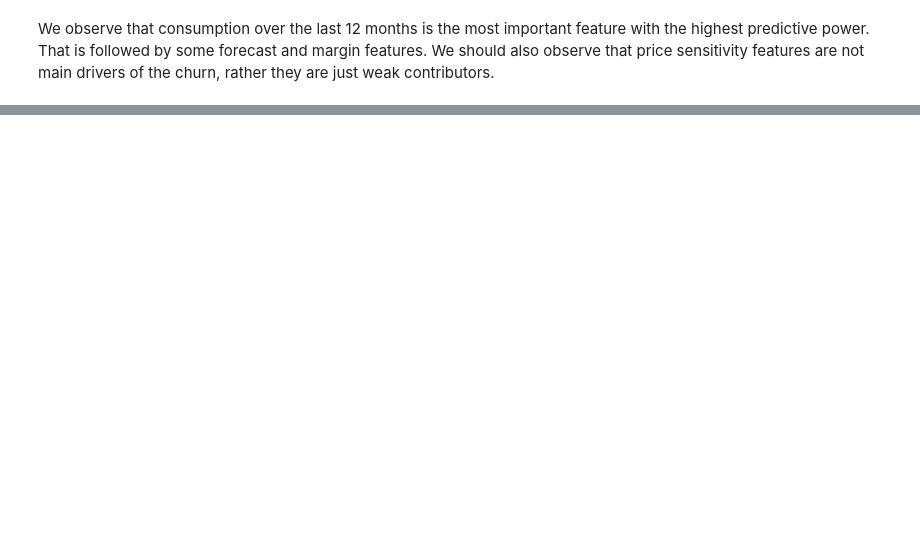
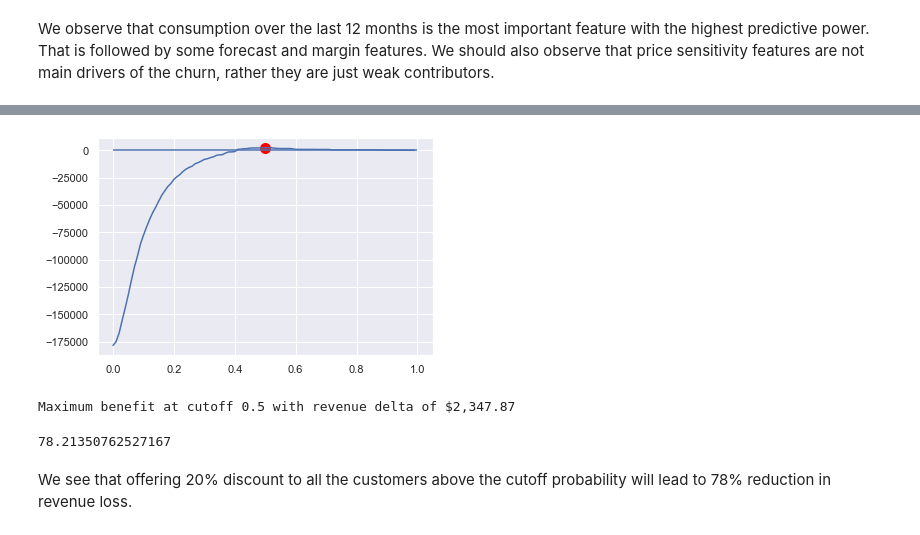
Before and after one commit to lonewolff03/BCG-virtual-experience, a Jupyter notebook: Task 3/main.ipynb, the cells around one changed output, grey strips where cells are left out. Saved outputs shown, nothing was run; the diff lists cells and outputs as text; code cells hidden in the pictures; blank space fills up the shorter version.

```diff
--- a/Task 3/main.ipynb
+++ b/Task 3/main.ipynb
@@ -506,2 +506,11 @@ plt.show()
 # %% [markdown]
 We observe that consumption over the last 12 months is the most important feature with the highest predictive power. That is followed by some forecast and margin features. We should also observe that price sensitivity features are not main drivers of the churn, rather they are just weak contributors.
+# %%
+proba_predictions = model.predict_proba(X_test)
+probabilities = proba_predictions[:, 1]
+
+X_test.reset_index(inplace = True)
+X_test.drop(columns='index', inplace=True)
+
+X_test['churn'] = predictions.tolist()
+X_test['churn_probability'] = probabilities.tolist()
@@ -507,0 +546,4 @@ We observe that consumption over the last 12 months is the most important featur
+# %%
+X_test['basecase_revenue'] = (np.power(10, X_test['forecast_cons_12m']) - 1) * X_test['forecast_price_energy_off_peak'] + X_test['forecast_meter_rent_12m']
+
+X_test['basecase_revenue_after_churn'] = X_test['basecase_revenue'] * (1 - 0.918 * X_test['churn'])
@@ -507,0 +586,38 @@ We observe that consumption over the last 12 months is the most important featur
+# %%
+def get_rev_delta(pred: pd.DataFrame, cutoff: float=0.5, discount: float=0.2) -> float:
+    """
+    Get the delta of revenues for offering discount for all customers with predicted churn risk >= cutoff
+    """
+    pred['discount_revenue'] = pred['basecase_revenue_after_churn']
+    # Churn predicted => discount is given => customer stays for full year, independent of whether the prediction
+    # (false positive, "free"/unnecessary discount given) or correct
+    pred.loc[pred['churn_probability'] >= cutoff, 'discount_revenue'] = pred['basecase_revenue'] * (1 - discount)
+    # Save the revenue delta for each customer in a separate column
+    pred['revenue_delta'] = pred['discount_revenue'] - pred['basecase_revenue_after_churn']
+    return pred['revenue_delta'].sum()
+
+def plot_tradeoff(rev_deltas: pd.Series):
+    # Plot the revenue deltas
+    rev_deltas.plot()
+    # Mark optimal point
+    max_pred = rev_deltas.idxmax()
+    plt.scatter(max_pred, rev_deltas.loc[max_pred], s=100, c='red')
+    # Reference line for break-even
+    plt.hlines(0, 0, 1)
+    plt.show()
+    print(f'Maximum benefit at cutoff {max_pred} with revenue delta of ${rev_deltas.loc[max_pred]:,.2f}')
+    return rev_deltas.loc[max_pred]
+# %%
+rev_deltas = pd.Series({cutoff: get_rev_delta(X_test, cutoff=cutoff) for cutoff in np.arange(0, 1, 0.01)})
+
+max_delta = plot_tradeoff(rev_deltas)
+# %% [output]
+[figure, added]
+Maximum benefit at cutoff 0.5 with revenue delta of $2,347.87
+# %%
+percentage_change = (max_delta/churn_rev_delta)*100
+print(percentage_change)
+# %% [output]
+78.21350762527167
+# %% [markdown]
+We see that offering 20% discount to all the customers above the cutoff probability will lead to 78% reduction in revenue loss.
```
Also changed, not shown: parts of 12 cells of this notebook, 1 other file.
